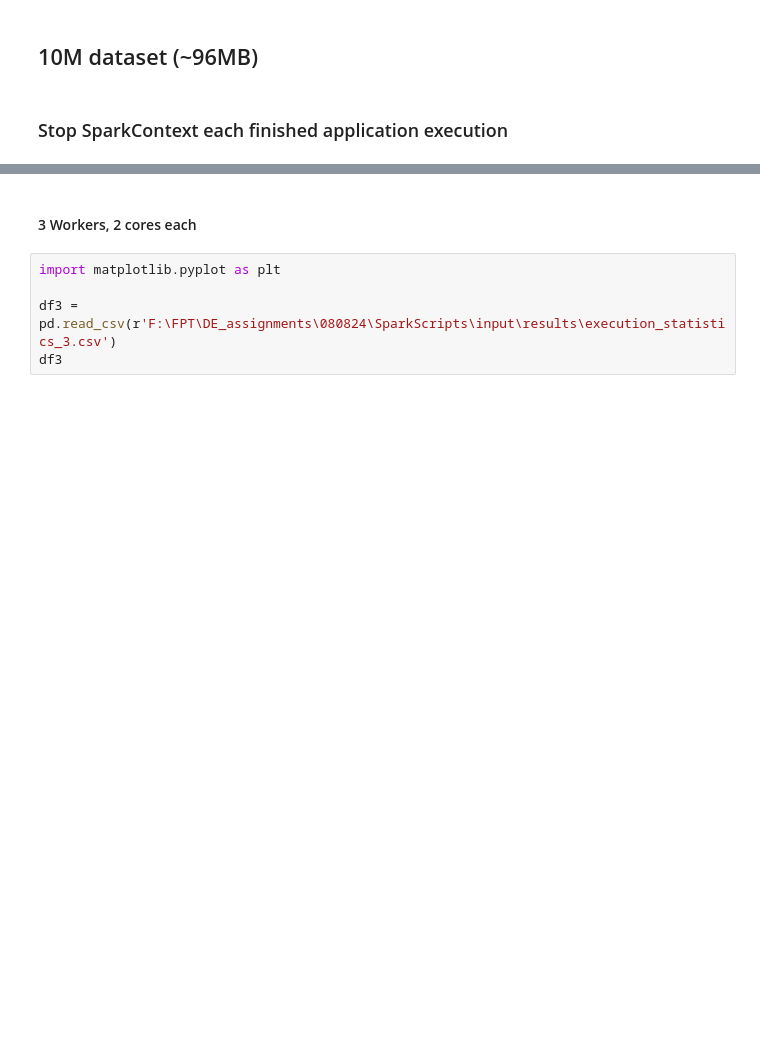
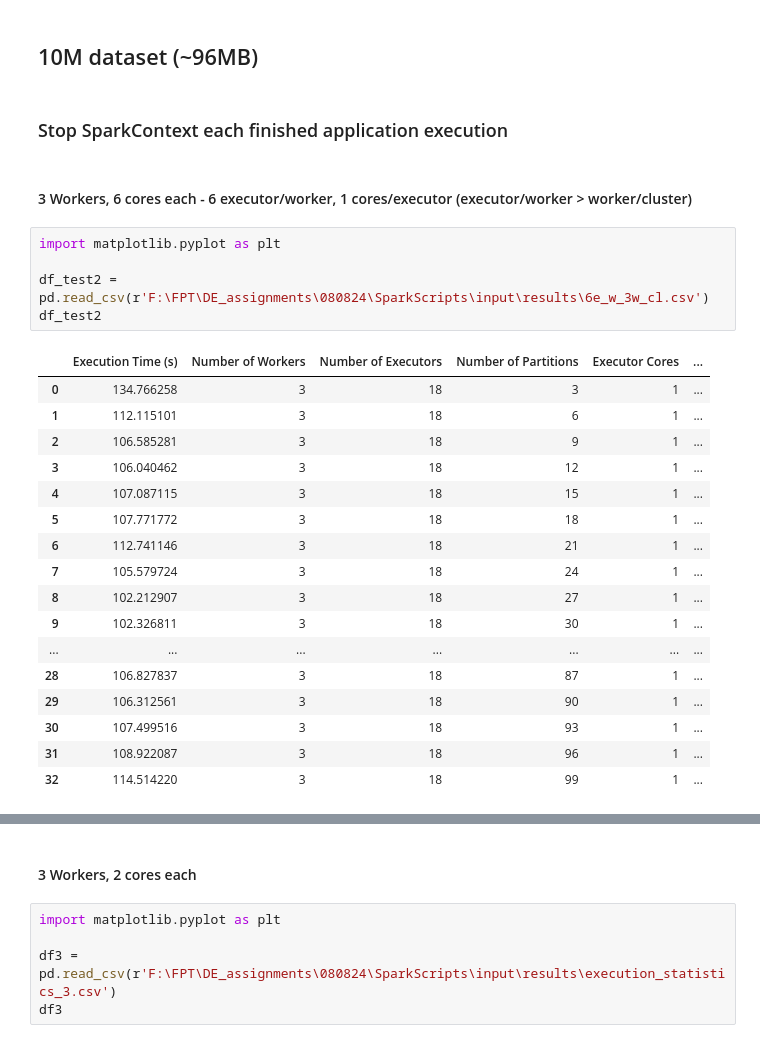
Before and after one commit to ddutjnrevenge-universe/DE_assignments, a Jupyter notebook: 080824/test.ipynb, the cells around one changed output, grey strips where cells are left out. Saved outputs shown, nothing was run; the diff lists cells and outputs as text; blank space fills up the shorter version.

```diff
--- a/080824/test.ipynb
+++ b/080824/test.ipynb
@@ -111,3 +111,28 @@ But why cannot submit with other partititon lower than 18 - it just passed the c
 ## 10M dataset (~96MB)
 # %% [markdown]
 ### Stop SparkContext each finished application execution
+# %% [markdown]
+#### 3 Workers, 6 cores each - 6 executor/worker, 1 cores/executor (executor/worker > worker/cluster)
+# %%
+import matplotlib.pyplot as plt
+
+df_test2 = pd.read_csv(r'F:\FPT\DE_assignments\080824\SparkScripts\input\results\6e_w_3w_cl.csv')
+df_test2
+# %% [output]
+|  | Execution Time (s) | Number of Workers | Number of Executors | Number of Partitions | Executor Cores | ... |
+| 0 | 134.766258 | 3 | 18 | 3 | 1 | ... |
+| 1 | 112.115101 | 3 | 18 | 6 | 1 | ... |
+| 2 | 106.585281 | 3 | 18 | 9 | 1 | ... |
+| 3 | 106.040462 | 3 | 18 | 12 | 1 | ... |
+| 4 | 107.087115 | 3 | 18 | 15 | 1 | ... |
+| 5 | 107.771772 | 3 | 18 | 18 | 1 | ... |
+| 6 | 112.741146 | 3 | 18 | 21 | 1 | ... |
+| 7 | 105.579724 | 3 | 18 | 24 | 1 | ... |
+| 8 | 102.212907 | 3 | 18 | 27 | 1 | ... |
+| 9 | 102.326811 | 3 | 18 | 30 | 1 | ... |
+| ... | ... | ... | ... | ... | ... | ... |
+| 28 | 106.827837 | 3 | 18 | 87 | 1 | ... |
+| 29 | 106.312561 | 3 | 18 | 90 | 1 | ... |
+| 30 | 107.499516 | 3 | 18 | 93 | 1 | ... |
+| 31 | 108.922087 | 3 | 18 | 96 | 1 | ... |
+| 32 | 114.514220 | 3 | 18 | 99 | 1 | ... |
```
Also changed, not shown: parts of 4 cells of this notebook, 4 other files.
